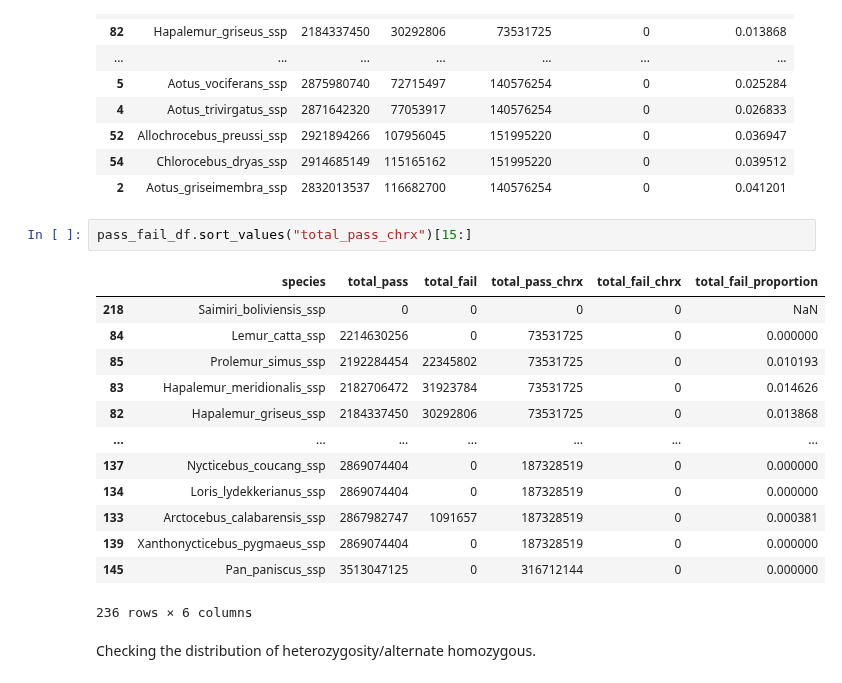
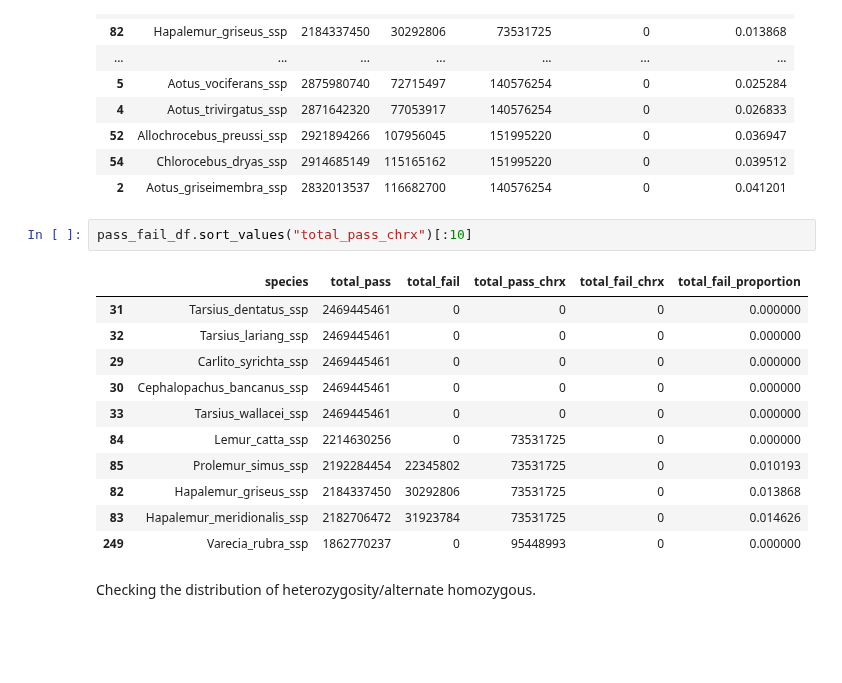
Before and after one commit to erikfogh/selection_primates, a Jupyter notebook: notebooks/main02_zarr_df_checks.ipynb, the cells around one changed output. Saved outputs shown, nothing was run; the diff lists cells and outputs as text; blank space fills up the shorter version.

```diff
--- a/notebooks/main02_zarr_df_checks.ipynb
+++ b/notebooks/main02_zarr_df_checks.ipynb
@@ -131,21 +137,19 @@ pass_fail_df.sort_values("total_fail")[-20:]
 | 54 | Chlorocebus_dryas_ssp | 2914685149 | 115165162 | 151995220 | 0 | 0.039512 |
 | 2 | Aotus_griseimembra_ssp | 2832013537 | 116682700 | 140576254 | 0 | 0.041201 |
 # %%
-pass_fail_df.sort_values("total_pass_chrx")[15:]
+pass_fail_df.sort_values("total_pass_chrx")[:10]
 # %% [output]
 |  | species | total_pass | total_fail | total_pass_chrx | total_fail_chrx | total_fail_proportion |
-| 218 | Saimiri_boliviensis_ssp | 0 | 0 | 0 | 0 | NaN |
+| 31 | Tarsius_dentatus_ssp | 2469445461 | 0 | 0 | 0 | 0.000000 |
+| 32 | Tarsius_lariang_ssp | 2469445461 | 0 | 0 | 0 | 0.000000 |
+| 29 | Carlito_syrichta_ssp | 2469445461 | 0 | 0 | 0 | 0.000000 |
+| 30 | Cephalopachus_bancanus_ssp | 2469445461 | 0 | 0 | 0 | 0.000000 |
+| 33 | Tarsius_wallacei_ssp | 2469445461 | 0 | 0 | 0 | 0.000000 |
 | 84 | Lemur_catta_ssp | 2214630256 | 0 | 73531725 | 0 | 0.000000 |
 | 85 | Prolemur_simus_ssp | 2192284454 | 22345802 | 73531725 | 0 | 0.010193 |
+| 82 | Hapalemur_griseus_ssp | 2184337450 | 30292806 | 73531725 | 0 | 0.013868 |
 | 83 | Hapalemur_meridionalis_ssp | 2182706472 | 31923784 | 73531725 | 0 | 0.014626 |
-| 82 | Hapalemur_griseus_ssp | 2184337450 | 30292806 | 73531725 | 0 | 0.013868 |
-| ... | ... | ... | ... | ... | ... | ... |
-| 137 | Nycticebus_coucang_ssp | 2869074404 | 0 | 187328519 | 0 | 0.000000 |
-| 134 | Loris_lydekkerianus_ssp | 2869074404 | 0 | 187328519 | 0 | 0.000000 |
-| 133 | Arctocebus_calabarensis_ssp | 2867982747 | 1091657 | 187328519 | 0 | 0.000381 |
-| 139 | Xanthonycticebus_pygmaeus_ssp | 2869074404 | 0 | 187328519 | 0 | 0.000000 |
-| 145 | Pan_paniscus_ssp | 3513047125 | 0 | 316712144 | 0 | 0.000000 |
+| 249 | Varecia_rubra_ssp | 1862770237 | 0 | 95448993 | 0 | 0.000000 |
-236 rows × 6 columns
 # %% [markdown]
 Checking the distribution of heterozygosity/alternate homozygous.
 # %%
```
Also changed, not shown: parts of 12 cells of this notebook, 7 other files.
